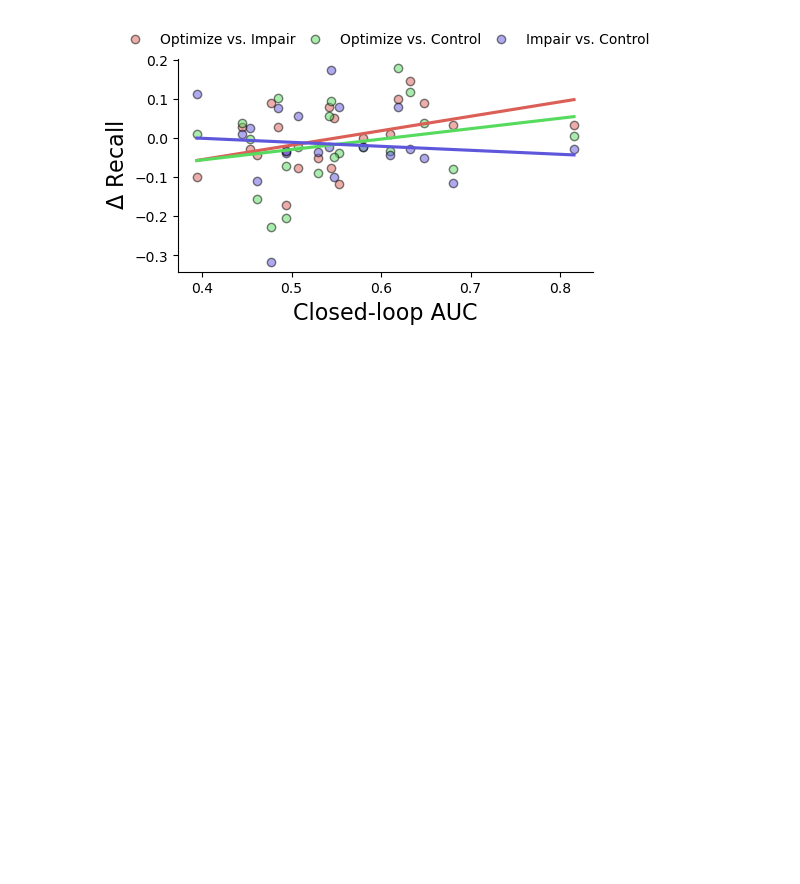
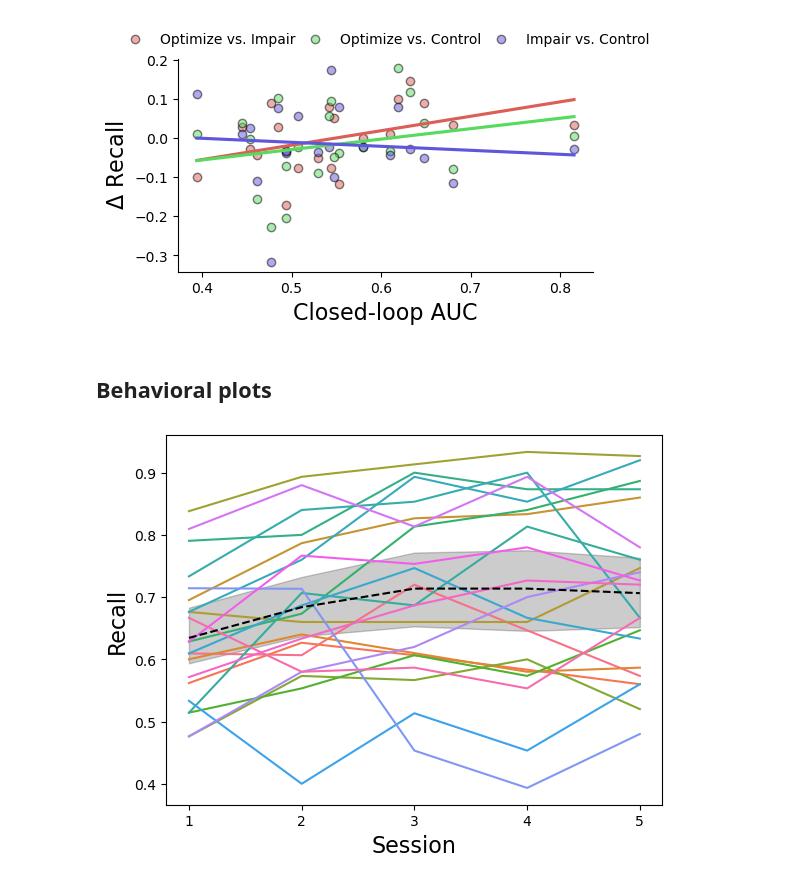
Before and after one commit to pennmem/optimizing-memory, a Jupyter notebook: analysis-for-reviewers.ipynb, the cells around one changed output. Drawn from its saved outputs; the diff is of its cells as text; code cells hidden in the pictures; blank space fills up the shorter version.

```diff
--- a/analysis-for-reviewers.ipynb
+++ b/analysis-for-reviewers.ipynb
@@ -406,3 +406,35 @@ sns.move_legend(
 )
 # %% [output]
 [figure]
+# %% [markdown]
+## Behavioral plots
+# %%
+# check that recall is comparable to phase 1 (read-only) sessions
+RO_evs = cml.CMLReader.load_events(experiments=["NiclsCourierReadOnly"], subjects=subject_list)
+RO_evs = RO_evs[(RO_evs.type=='WORD')&(RO_evs.eegoffset!=-1)].reset_index(drop=True)
+CL_evs = pd.read_csv("data/processed_events_NiclsCourierClosedLoop.csv", index_col=0).query("trial_type in ['NoStim', 'Sham'] and type=='WORD'")
+# %%
+ax = sns.lineplot(
+    data=RO_evs.query("session < 5"),
+    x="session",
+    y="recalled",
+    hue="subject",
+    err_style=None,
+    legend=None
+)
+sns.lineplot(
+    data=RO_evs.query("session < 5").groupby(["subject", "session"]).agg({"recalled":"mean"}),
+    x="session",
+    y="recalled",
+    color='k',
+    linestyle="--",
+    err_style="band",
+    legend=None
+)
+ax.set_xticks(range(5))
+ax.set_xticklabels(range(1, 6))
+ax.set_xlabel("Session")
+ax.set_ylabel("Recall")
+plt.savefig("figures/recall_RO_across_sessions.png", dpi=200, bbox_inches="tight")
+# %% [output]
+[figure, added]
```
Also changed, not shown: parts of 3 cells of this notebook, 16 other files.
